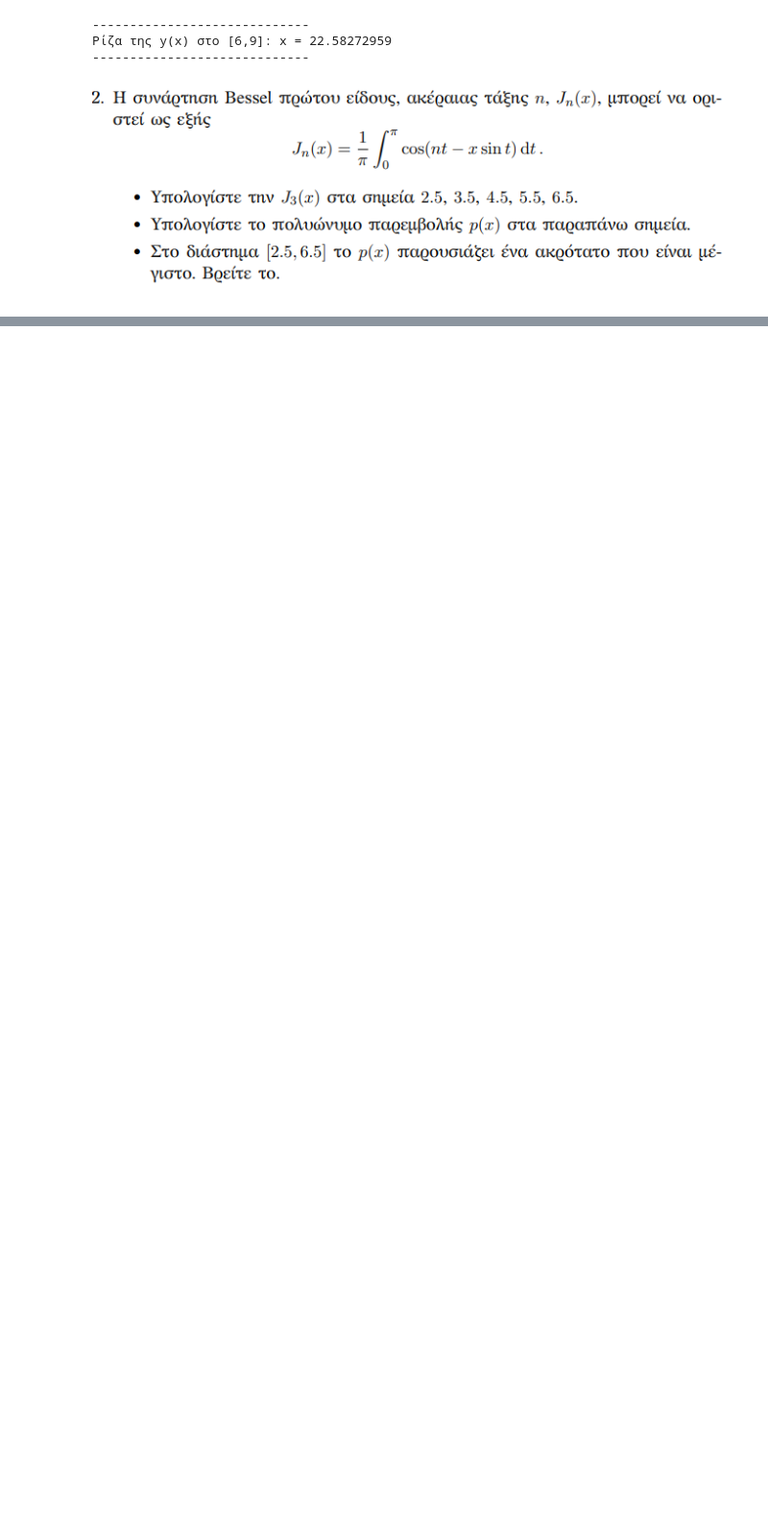
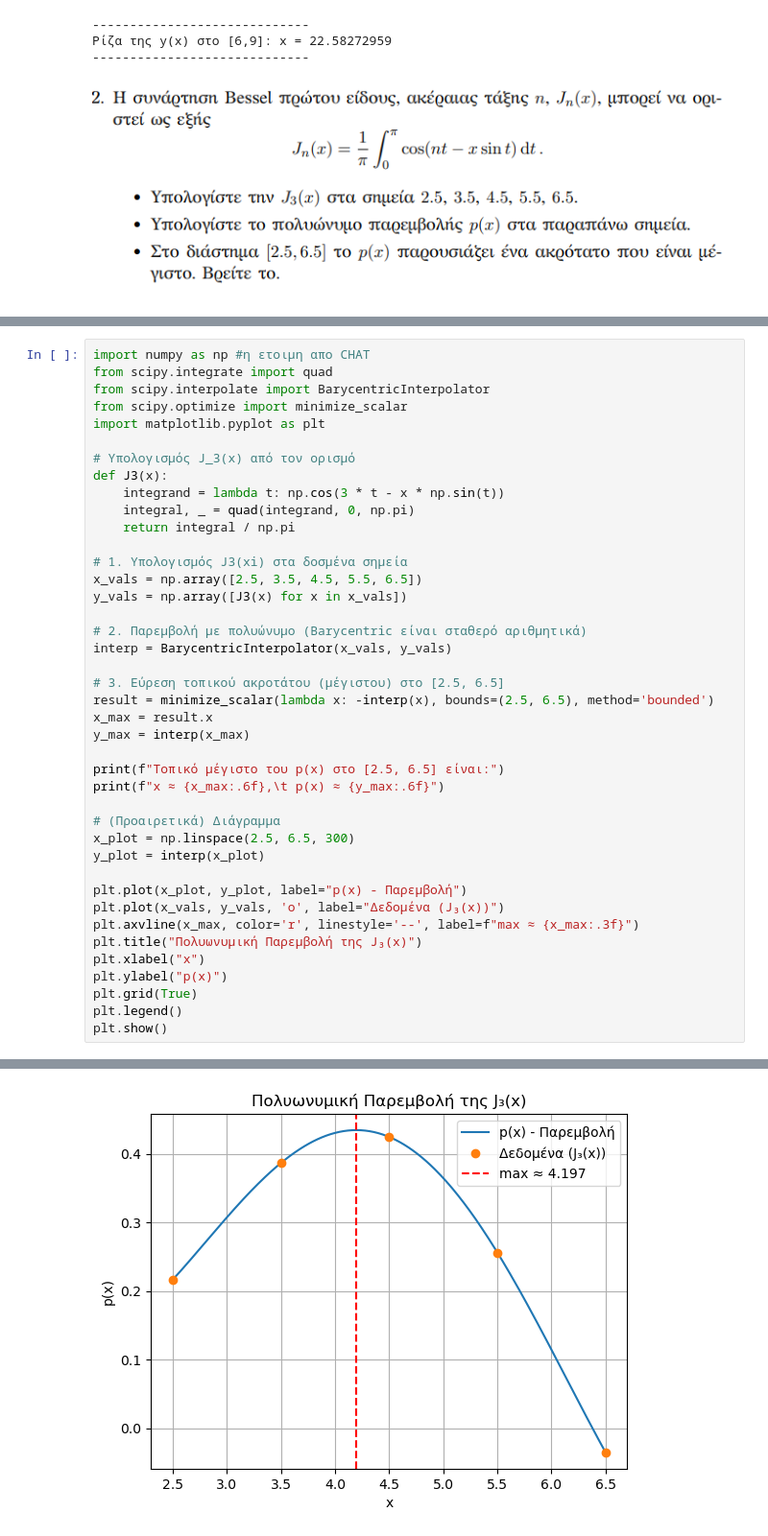
Before and after one commit to VeganSouvlaki/ArAnal, a Jupyter notebook: PALIA_THEMATA_NUMANAL.ipynb, the cells around one changed output, grey strips where cells are left out. Shown at 96% size. Saved outputs shown, nothing was run; the diff lists cells and outputs as text; blank space fills up the shorter version.

```diff
--- a/PALIA_THEMATA_NUMANAL.ipynb
+++ b/PALIA_THEMATA_NUMANAL.ipynb
@@ -400,0 +493,42 @@ main()
+# %%
+import numpy as np #η ετοιμη απο CHAT
+from scipy.integrate import quad
+from scipy.interpolate import BarycentricInterpolator
+from scipy.optimize import minimize_scalar
+import matplotlib.pyplot as plt
+
+# Υπολογισμός J_3(x) από τον ορισμό
+def J3(x):
+    integrand = lambda t: np.cos(3 * t - x * np.sin(t))
+    integral, _ = quad(integrand, 0, np.pi)
+    return integral / np.pi
+
+# 1. Υπολογισμός J3(xi) στα δοσμένα σημεία
+x_vals = np.array([2.5, 3.5, 4.5, 5.5, 6.5])
+y_vals = np.array([J3(x) for x in x_vals])
+
+# 2. Παρεμβολή με πολυώνυμο (Barycentric είναι σταθερό αριθμητικά)
+interp = BarycentricInterpolator(x_vals, y_vals)
+
+# 3. Εύρεση τοπικού ακροτάτου (μέγιστου) στο [2.5, 6.5]
+result = minimize_scalar(lambda x: -interp(x), bounds=(2.5, 6.5), method='bounded')
+x_max = result.x
+y_max = interp(x_max)
+
+print(f"Τοπικό μέγιστο του p(x) στο [2.5, 6.5] είναι:")
+print(f"x ≈ {x_max:.6f},\t p(x) ≈ {y_max:.6f}")
+
+# (Προαιρετικά) Διάγραμμα
+x_plot = np.linspace(2.5, 6.5, 300)
+y_plot = interp(x_plot)
+
+plt.plot(x_plot, y_plot, label="p(x) - Παρεμβολή")
+plt.plot(x_vals, y_vals, 'o', label="Δεδομένα (J₃(x))")
+plt.axvline(x_max, color='r', linestyle='--', label=f"max ≈ {x_max:.3f}")
+plt.title("Πολυωνυμική Παρεμβολή της J₃(x)")
+plt.xlabel("x")
+plt.ylabel("p(x)")
+plt.grid(True)
+plt.legend()
+plt.show()
+# %% [output]
@@ -400,0 +537 @@ main()
+[figure, added]
```
Also changed, not shown: parts of 46 cells of this notebook, 1 other file.
